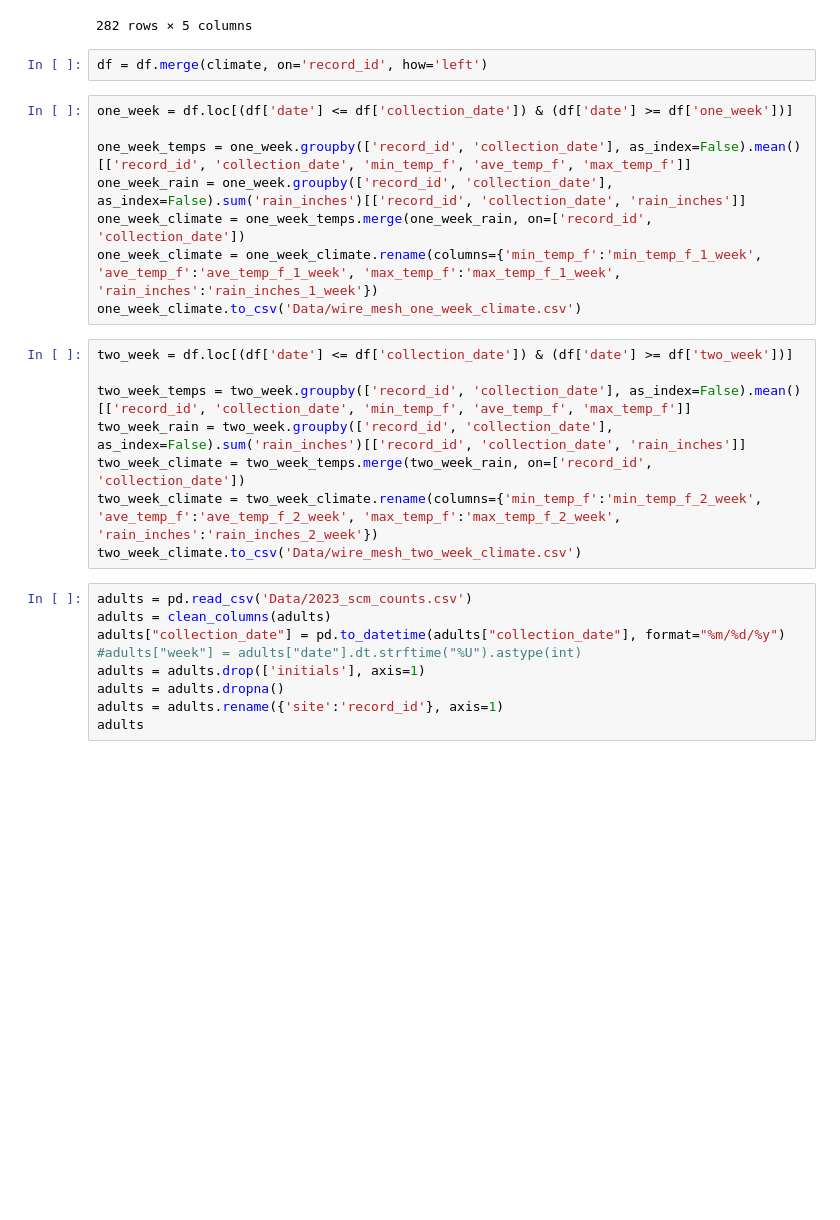
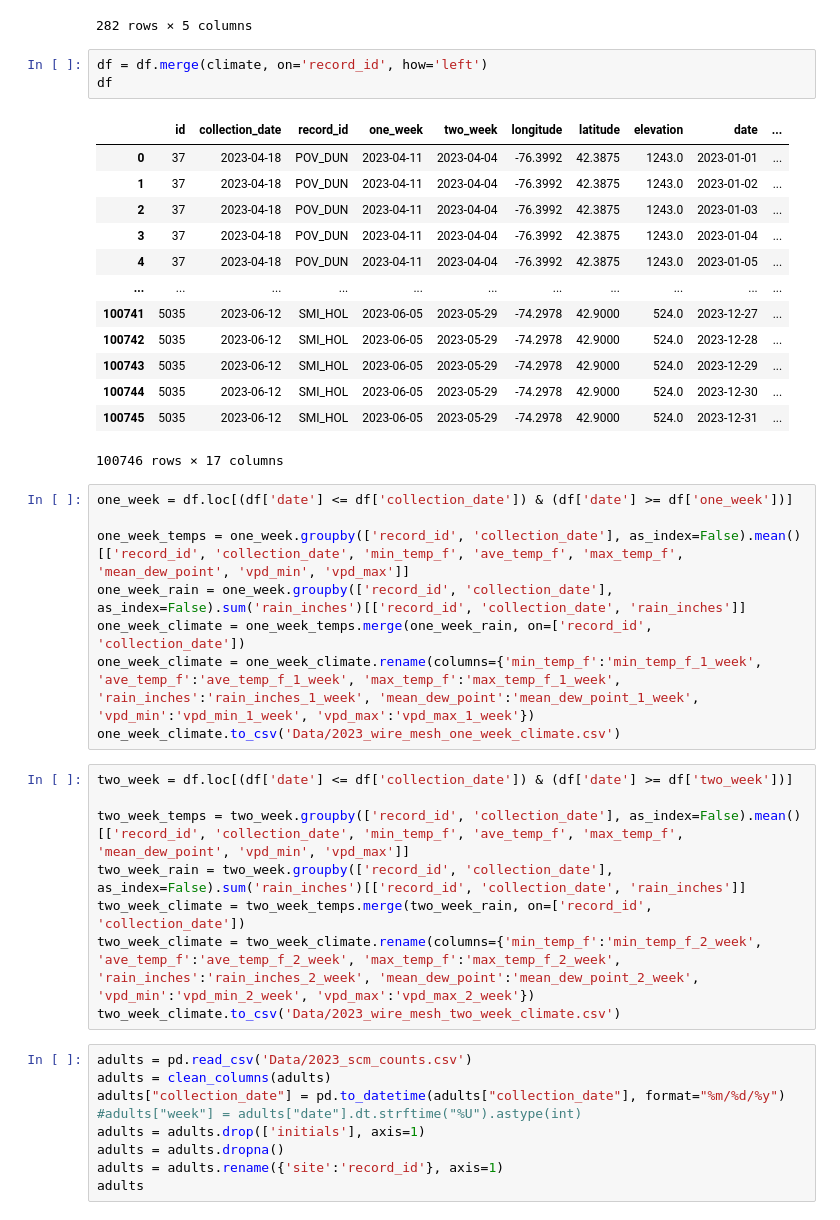
Before and after one commit to chloecho31/cornell, a Jupyter notebook: SCM/2023/2023_scm_data_exploration.ipynb, the cells around one changed output. Saved outputs shown, nothing was run; the diff lists cells and outputs as text; blank space fills up the shorter version.

```diff
--- a/SCM/2023/2023_scm_data_exploration.ipynb
+++ b/SCM/2023/2023_scm_data_exploration.ipynb
@@ -1961,22 +1949,37 @@ See the caveats in the documentation: https://pandas.pydata.org/pandas-docs/stab
 282 rows × 5 columns
 # %%
 df = df.merge(climate, on='record_id', how='left')
+df
+# %% [output]
+|  | id | collection_date | record_id | one_week | two_week | longitude | latitude | elevation | date | ... |
+| 0 | 37 | 2023-04-18 | POV_DUN | 2023-04-11 | 2023-04-04 | -76.3992 | 42.3875 | 1243.0 | 2023-01-01 | ... |
+| 1 | 37 | 2023-04-18 | POV_DUN | 2023-04-11 | 2023-04-04 | -76.3992 | 42.3875 | 1243.0 | 2023-01-02 | ... |
+| 2 | 37 | 2023-04-18 | POV_DUN | 2023-04-11 | 2023-04-04 | -76.3992 | 42.3875 | 1243.0 | 2023-01-03 | ... |
+| 3 | 37 | 2023-04-18 | POV_DUN | 2023-04-11 | 2023-04-04 | -76.3992 | 42.3875 | 1243.0 | 2023-01-04 | ... |
+| 4 | 37 | 2023-04-18 | POV_DUN | 2023-04-11 | 2023-04-04 | -76.3992 | 42.3875 | 1243.0 | 2023-01-05 | ... |
+| ... | ... | ... | ... | ... | ... | ... | ... | ... | ... | ... |
+| 100741 | 5035 | 2023-06-12 | SMI_HOL | 2023-06-05 | 2023-05-29 | -74.2978 | 42.9000 | 524.0 | 2023-12-27 | ... |
+| 100742 | 5035 | 2023-06-12 | SMI_HOL | 2023-06-05 | 2023-05-29 | -74.2978 | 42.9000 | 524.0 | 2023-12-28 | ... |
+| 100743 | 5035 | 2023-06-12 | SMI_HOL | 2023-06-05 | 2023-05-29 | -74.2978 | 42.9000 | 524.0 | 2023-12-29 | ... |
+| 100744 | 5035 | 2023-06-12 | SMI_HOL | 2023-06-05 | 2023-05-29 | -74.2978 | 42.9000 | 524.0 | 2023-12-30 | ... |
+| 100745 | 5035 | 2023-06-12 | SMI_HOL | 2023-06-05 | 2023-05-29 | -74.2978 | 42.9000 | 524.0 | 2023-12-31 | ... |
+100746 rows × 17 columns
 # %%
 one_week = df.loc[(df['date'] <= df['collection_date']) & (df['date'] >= df['one_week'])]
 
-one_week_temps = one_week.groupby(['record_id', 'collection_date'], as_index=False).mean()[['record_id', 'collection_date', 'min_temp_f', 'ave_temp_f', 'max_temp_f']]
+one_week_temps = one_week.groupby(['record_id', 'collection_date'], as_index=False).mean()[['record_id', 'collection_date', 'min_temp_f', 'ave_temp_f', 'max_temp_f', 'mean_dew_point', 'vpd_min', 'vpd_max']]
 one_week_rain = one_week.groupby(['record_id', 'collection_date'], as_index=False).sum('rain_inches')[['record_id', 'collection_date', 'rain_inches']]
 one_week_climate = one_week_temps.merge(one_week_rain, on=['record_id', 'collection_date'])
-one_week_climate = one_week_climate.rename(columns={'min_temp_f':'min_temp_f_1_week', 'ave_temp_f':'ave_temp_f_1_week', 'max_temp_f':'max_temp_f_1_week', 'rain_inches':'rain_inches_1_week'})
-one_week_climate.to_csv('Data/wire_mesh_one_week_climate.csv')
+one_week_climate = one_week_climate.rename(columns={'min_temp_f':'min_temp_f_1_week', 'ave_temp_f':'ave_temp_f_1_week', 'max_temp_f':'max_temp_f_1_week', 'rain_inches':'rain_inches_1_week', 'mean_dew_point':'mean_dew_point_1_week', 'vpd_min':'vpd_min_1_week', 'vpd_max':'vpd_max_1_week'})
+one_week_climate.to_csv('Data/2023_wire_mesh_one_week_climate.csv')
 # %%
 two_week = df.loc[(df['date'] <= df['collection_date']) & (df['date'] >= df['two_week'])]
 
-two_week_temps = two_week.groupby(['record_id', 'collection_date'], as_index=False).mean()[['record_id', 'collection_date', 'min_temp_f', 'ave_temp_f', 'max_temp_f']]
+two_week_temps = two_week.groupby(['record_id', 'collection_date'], as_index=False).mean()[['record_id', 'collection_date', 'min_temp_f', 'ave_temp_f', 'max_temp_f', 'mean_dew_point', 'vpd_min', 'vpd_max']]
 two_week_rain = two_week.groupby(['record_id', 'collection_date'], as_index=False).sum('rain_inches')[['record_id', 'collection_date', 'rain_inches']]
 two_week_climate = two_week_temps.merge(two_week_rain, on=['record_id', 'collection_date'])
-two_week_climate = two_week_climate.rename(columns={'min_temp_f':'min_temp_f_2_week', 'ave_temp_f':'ave_temp_f_2_week', 'max_temp_f':'max_temp_f_2_week', 'rain_inches':'rain_inches_2_week'})
-two_week_climate.to_csv('Data/wire_mesh_two_week_climate.csv')
+two_week_climate = two_week_climate.rename(columns={'min_temp_f':'min_temp_f_2_week', 'ave_temp_f':'ave_temp_f_2_week', 'max_temp_f':'max_temp_f_2_week', 'rain_inches':'rain_inches_2_week', 'mean_dew_point':'mean_dew_point_2_week', 'vpd_min':'vpd_min_2_week', 'vpd_max':'vpd_max_2_week'})
+two_week_climate.to_csv('Data/2023_wire_mesh_two_week_climate.csv')
 # %%
 adults = pd.read_csv('Data/2023_scm_counts.csv')
 adults = clean_columns(adults)
```
Also changed, not shown: parts of 2 cells of this notebook, 6 other files.
